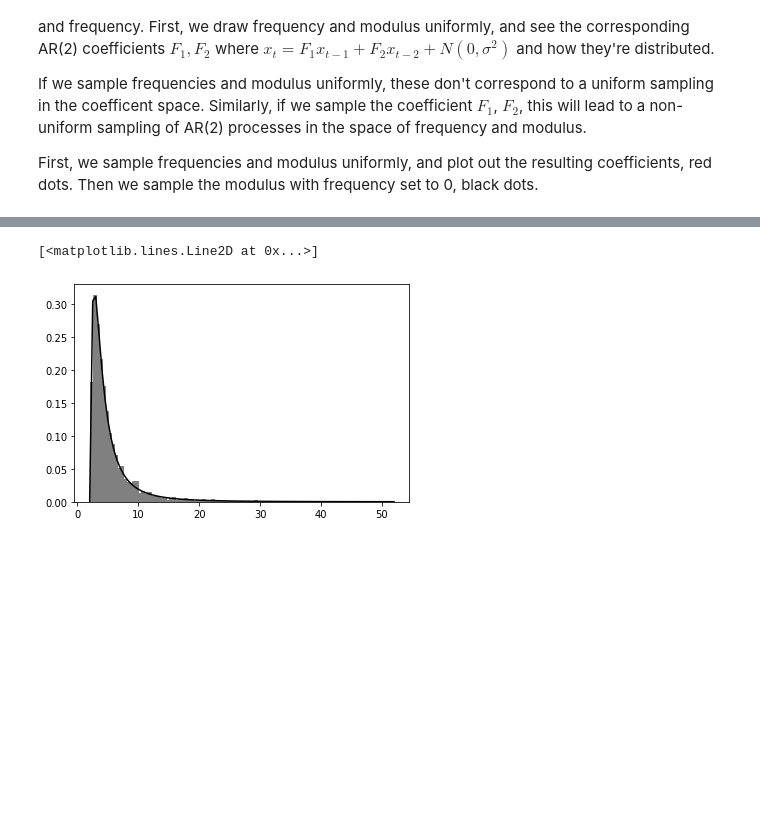
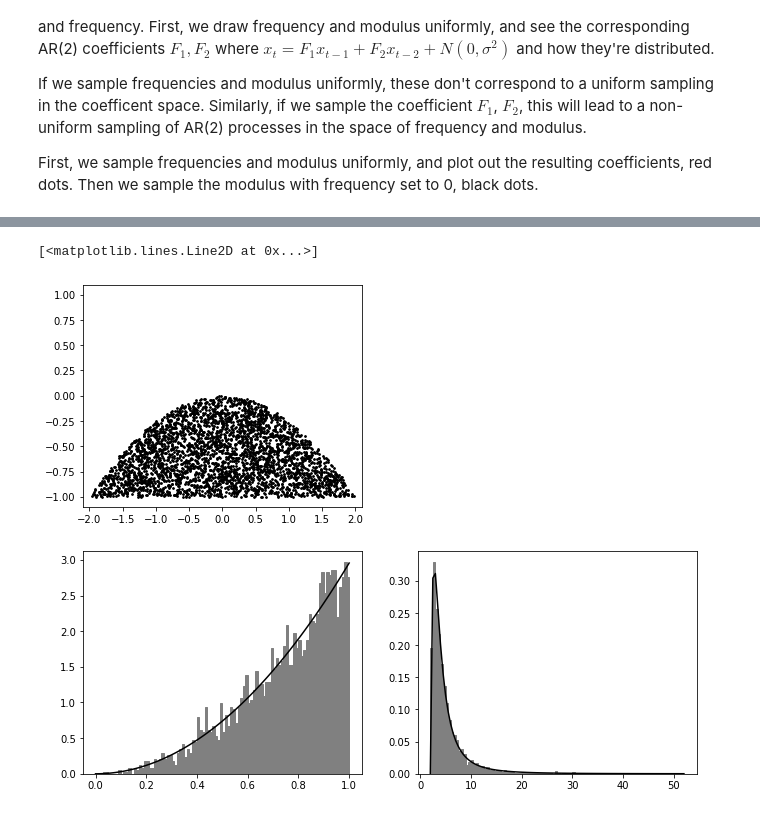
Before and after one commit to AraiKensuke/LOST, a Jupyter notebook: Notebooks/AR2_priors.ipynb, the cells around one changed output, grey strips where cells are left out. Cells and saved outputs as stored; diff of their text form; code cells hidden in the pictures; blank space fills up the shorter version.

```diff
--- a/Notebooks/AR2_priors.ipynb
+++ b/Notebooks/AR2_priors.ipynb
@@ -53,7 +53,7 @@ import matplotlib.pyplot as _plt
 #  the actual eigenvalues need | eigenvalue | < 1.  (1 / ev) > 1
 
 k    = 2
-N    = 2000
+N    = 10000
 ra   = 0
 rb   = 1
 
@@ -115,10 +115,10 @@ _plt.xlim(-2.5, 2.5)
 _plt.ylim(-1.5, 1.5)
 #fig.add_subplot(1, 2, 2)
 _plt.scatter(Fsi[:, 0], Fsi[:, 1], marker=".", s=4, color="black")
-_plt.plot(x, y, color="orange")
+_plt.plot(x, y, color="orange", lw=3)
 _plt.grid()
-_plt.xlim(-2.5, 2.5)
-_plt.ylim(-1.5, 1.5)
+_plt.xlim(-2.1, 2.1)
+_plt.ylim(-1.1, 1.1)
 _plt.xlabel(r"$F_1$")
 _plt.ylabel(r"$F_2$")
 # %% [output]
@@ -160,32 +164,43 @@ c12s = _N.array(c12)
 #  here, I want to turn AR coefficient into modulus and angle pair
 
 
 Fs=1000
 amps = _N.zeros(c12s.shape[0])
 fs   = _N.zeros(c12s.shape[0])
 
 #  lambda_u   is n/2 for data length n
 #  lambda
 for n in range(c12s.shape[0]):
     bBdd, iBdd, mag, F_alfa_rep = _arl.ARroots(_N.array([c12s[n, 0], c12s[n, 1]]))
     prt, rank, f, amp = ampAngRep(F_alfa_rep, 1./(Fs/2), f_order=True)
     amps[n] = amp[0]
     fs[n] = f[0]
 
 #
 #  my fs is between 0 and 1.  lambda is between [2, lambda_u].
 #  w = 2pi / lam, so w from 2pi/2=pi   to   2pi/ (N/2) = 4pi/N -> 0
 #  w 2pi / 2   pi  to    2pi/(N/2) = 4pi/N
 
 w = fs*_N.pi
 lam = 2*_N.pi / w
 
-fig = _plt.figure()
+fig = _plt.figure(figsize=(11, 9))
+fig.add_subplot(2, 2, 1)
+_plt.scatter(c12s[:, 0], c12s[:, 1], s=3, color="black")
+_plt.xlim(-2.1, 2.1)
+_plt.ylim(-1.1, 1.1)
+fig.add_subplot(2, 2, 3)
+amps_x = _N.linspace(0, 1, 101)
+dx = amps_x[1] - amps_x[0]
+_plt.hist(amps, bins=_N.linspace(0, 1, 101), color="grey", edgecolor="grey", density=True)
+A = _N.sum(amps_x*amps_x*dx)
+_plt.plot(amps_x, (1/A) *  amps_x * amps_x, color="black")
+fig.add_subplot(2, 2, 4)
 lam_x = _N.linspace(2, 52, 101)
 dx    = lam_x[1] - lam_x[0]
 _plt.hist(lam, bins=lam_x, density=True, color="grey", edgecolor="grey")
 A = _N.sum((_N.sin(2*_N.pi/lam_x) / (lam_x*lam_x))*dx)
 _plt.plot(lam_x, (1/A)*_N.sin(2*_N.pi/lam_x) / (lam_x*lam_x), color="black")
 # %% [output]
 [<matplotlib.lines.Line2D at 0x...>]
-[figure, old version]
+[figure, new version]
```
Also changed, not shown: parts of 2 cells of this notebook.
